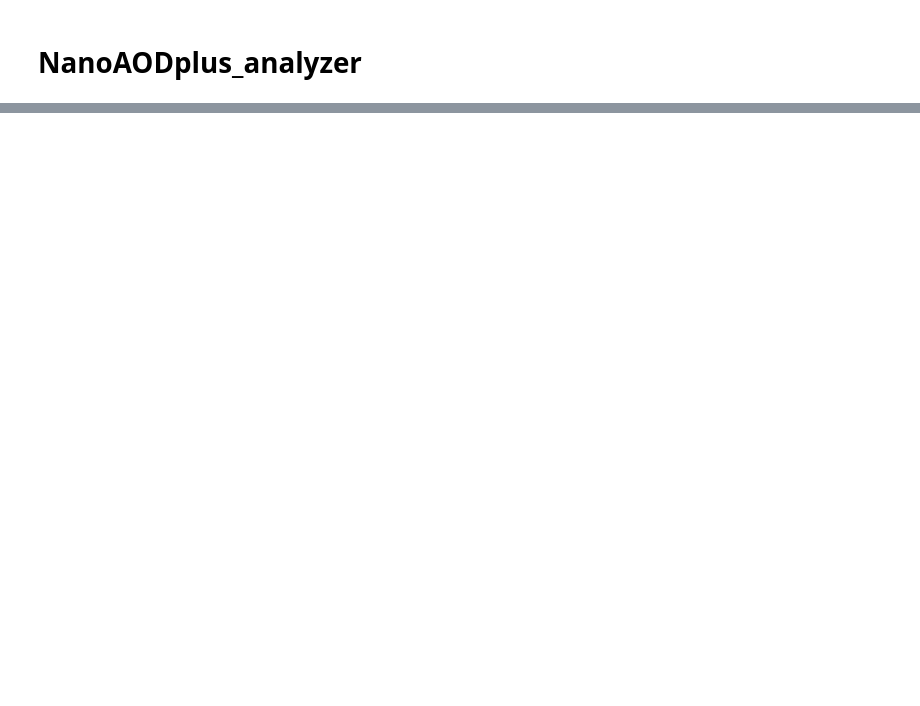
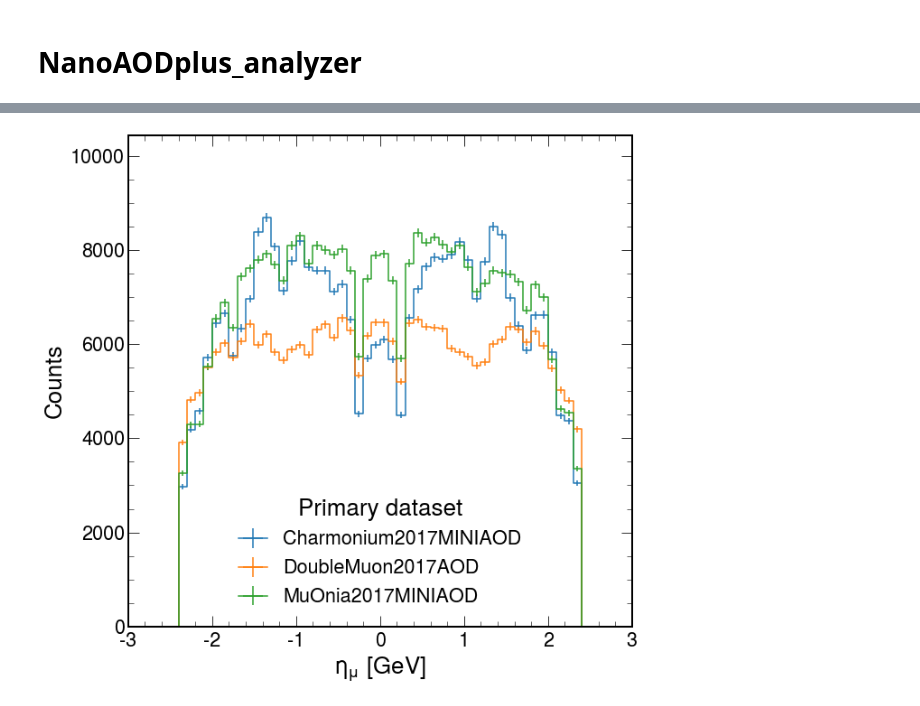
Before and after one commit to kevimota/OniaOpenCharmRun2ULAna, a Jupyter notebook: nanoAODplus_analyzer.ipynb, the cells around one changed output, grey strips where cells are left out. Cells and saved outputs as stored; diff of their text form; code cells hidden in the pictures; blank space fills up the shorter version.

```diff
--- a/nanoAODplus_analyzer.ipynb
+++ b/nanoAODplus_analyzer.ipynb
@@ -41,0 +47,4 @@ print(output)
+# %%
+ax = hist.plot1d(output['muon_eta'], overlay='dataset')
+# %% [output]
+[figure, added]
```
Also changed, not shown: parts of 9 cells of this notebook, 14 other files.
